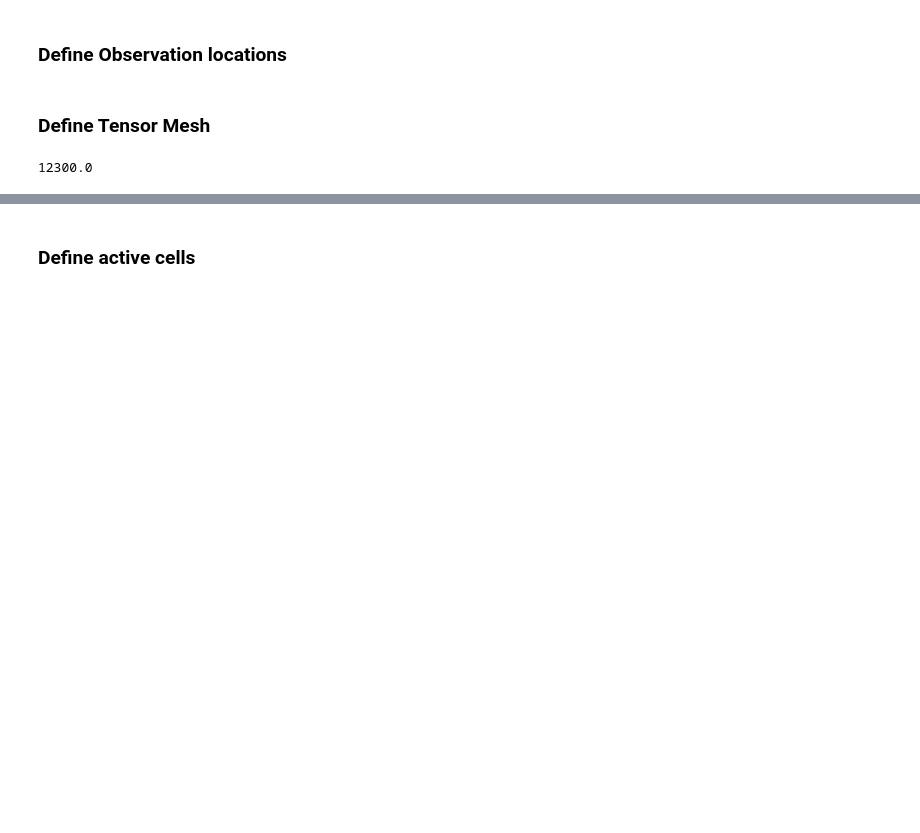
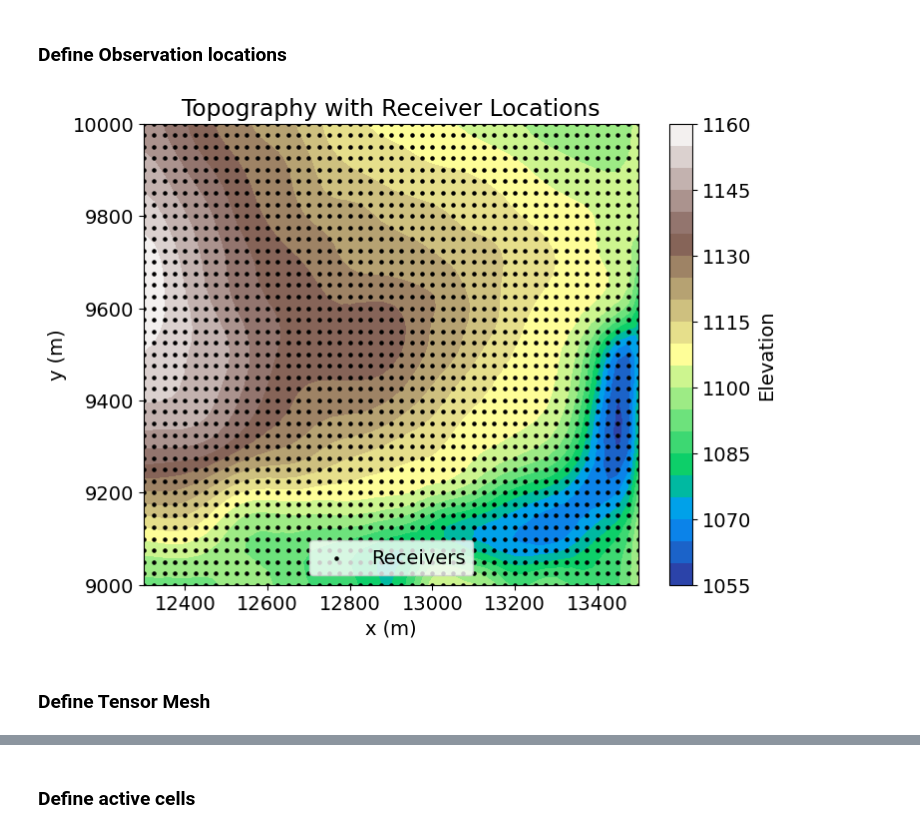
Before and after one commit to jtrustham/EOSC-454-Project-2026, a Jupyter notebook: notebooks/Mt_Milligan_Inversion.ipynb, the cells around one changed output, grey strips where cells are left out. Drawn from its saved outputs; the diff is of its cells as text; code cells hidden in the pictures; blank space fills up the shorter version.

```diff
--- a/notebooks/Mt_Milligan_Inversion.ipynb
+++ b/notebooks/Mt_Milligan_Inversion.ipynb
@@ -142,12 +144,8 @@ y_obs = observations['Y'].values
 fun_interp = LinearNDInterpolator(np.c_[x_topo, y_topo], z_topo)
 z_obs = fun_interp(np.c_[x_obs, y_obs])
 
-# z_obs = LinearNDInterpolator(
-#     np.c_[x_topo, y_topo], z_topo
-# )(np.c_[x_obs, y_obs])
-
 mask = ~np.isnan(z_obs) #be careful of NANs from the interpolation
-receiver_locations = np.c_[x_obs[mask], y_obs[mask], z_obs[mask] + 3] #Add 3 m to avoid tree mesh blowing up
+receiver_locations = np.c_[x_obs[mask], y_obs[mask], z_obs[mask]]
 # %%
 # Define the component(s) of the field we want to simulate as a list of strings.
 # Here we simulation total magnetic intensity data.
@@ -172,6 +170,30 @@ source_field = magnetics.sources.UniformBackgroundField(
 
 # Define the survey
 survey = magnetics.survey.Survey(source_field)
+# %%
+plt.figure(figsize=(8, 6))
+
+# Topography
+plt.tricontourf(x_topo, y_topo, z_topo, levels=20, cmap="terrain")
+plt.colorbar(label="Elevation")
+
+# Receiver locations (projected to x-y)
+plt.scatter(
+    receiver_locations[:, 0],
+    receiver_locations[:, 1],
+    c="k",
+    s=5,
+    label="Receivers"
+)
+
+plt.title("Topography with Receiver Locations")
+plt.xlabel("x (m)")
+plt.ylabel("y (m)")
+plt.legend()
+
+plt.show()
+# %% [output]
+[figure, added]
 # %% [markdown]
  ### Define Tensor Mesh
 # %%
@@ -194,4 +228,0 @@ tensor_mesh.origin = np.r_[
-# %%
-x0
-# %% [output]
-12300.0
```
Also changed, not shown: parts of 53 cells of this notebook.
